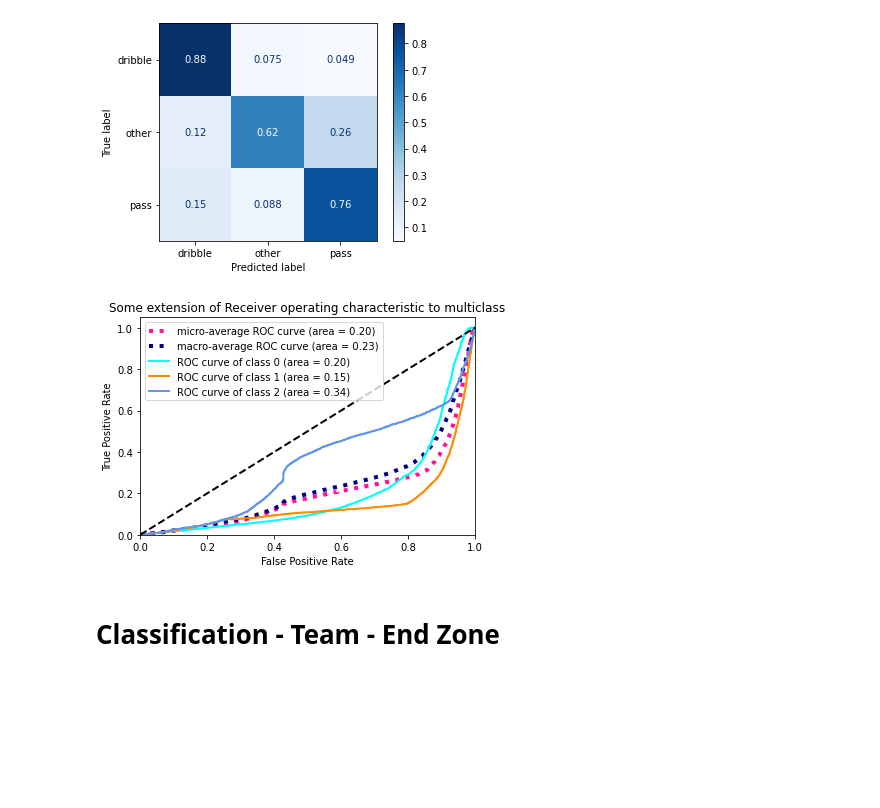
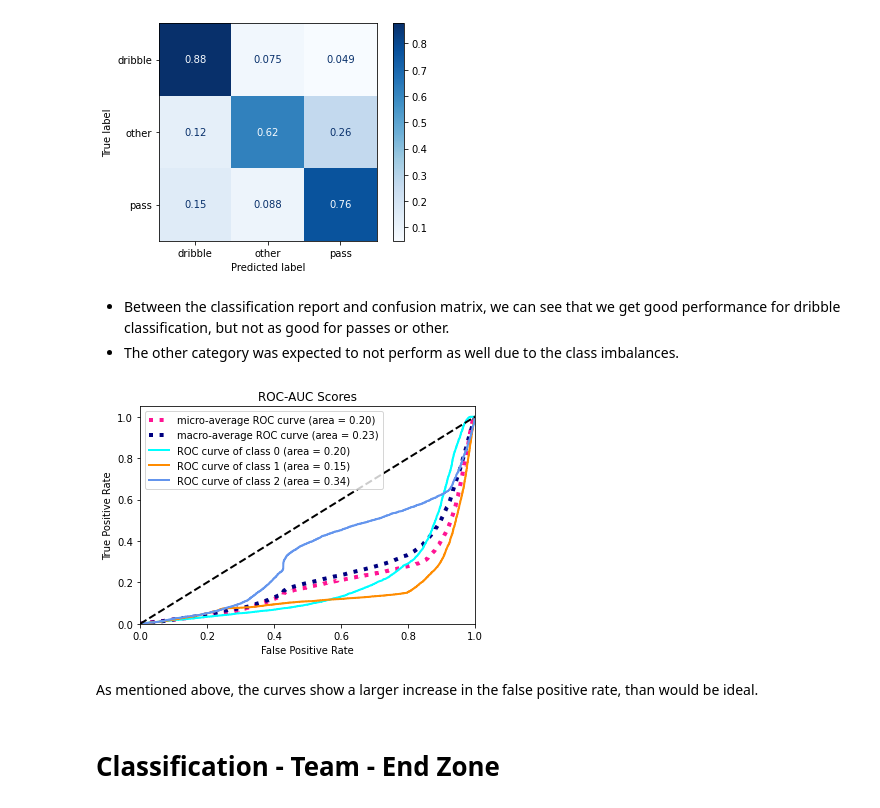
Before and after one commit to alexmihalache/Football-Analytics-Capstone---BrainStation-Final-Project, a Jupyter notebook: 5 - Model Selection and Hyper-parameter optimisation.ipynb, the cells around one changed output. Cells and saved outputs as stored; diff of their text form; code cells hidden in the pictures; blank space fills up the shorter version.

```diff
--- a/5 - Model Selection and Hyper-parameter optimisation.ipynb
+++ b/5 - Model Selection and Hyper-parameter optimisation.ipynb
@@ -77,8 +80,0 @@ modeling_xt_test_df = xt_test.copy()
-# %%
-numeric_features, categorical_features, drop_features = ppu.set_ct_mode('team-vaep')
-
-ct = make_column_transformer(
-    (StandardScaler(), numeric_features),
-    (OneHotEncoder(handle_unknown='ignore'), categorical_features),
-    # ('passthrough', passthrough_features),
-    ('drop', drop_features))
@@ -823,6 +800,9 @@ plot_confusion_matrix(pipe_svm, X_test, y_test, cmap='Blues', normalize='true')
 plt.show()
 # %% [output]
 [figure]
+# %% [markdown]
+- Between the classification report and confusion matrix, we can see that we get good performance for dribble classification, but not as good for passes or other.
+- The other category was expected to not perform as well due to the class imbalances.
 # %%
 y_bin_test = label_binarize(y_test, classes = ['pass','dribble','other'])
 n_classes = y_bin_test.shape[1]
@@ -868,35 +848,37 @@ plt.plot(
     linewidth=4,
 )
 
 plt.plot(
     fpr["macro"],
     tpr["macro"],
     label="macro-average ROC curve (area = {0:0.2f})".format(roc_auc["macro"]),
     color="navy",
     linestyle=":",
     linewidth=4,
 )
 
 colors = cycle(["aqua", "darkorange", "cornflowerblue"])
 for i, color in zip(range(n_classes), colors):
     plt.plot(
         fpr[i],
         tpr[i],
         color=color,
         lw=lw,
         label="ROC curve of class {0} (area = {1:0.2f})".format(i, roc_auc[i]),
     )
 
 plt.plot([0, 1], [0, 1], "k--", lw=lw)
 plt.xlim([0.0, 1.0])
 plt.ylim([0.0, 1.05])
 plt.xlabel("False Positive Rate")
 plt.ylabel("True Positive Rate")
-plt.title("Some extension of Receiver operating characteristic to multiclass")
+plt.title("ROC-AUC Scores")
 plt.legend(loc="best")
 plt.show()
 # %% [output]
-[figure, old version]
+[figure, new version]
+# %% [markdown]
+As mentioned above, the curves show a larger increase in the false positive rate, than would be ideal.
 # %% [markdown]
 # Classification - Team - End Zone
 # %%
```
Also changed, not shown: parts of 54 cells of this notebook, 2 other files.
